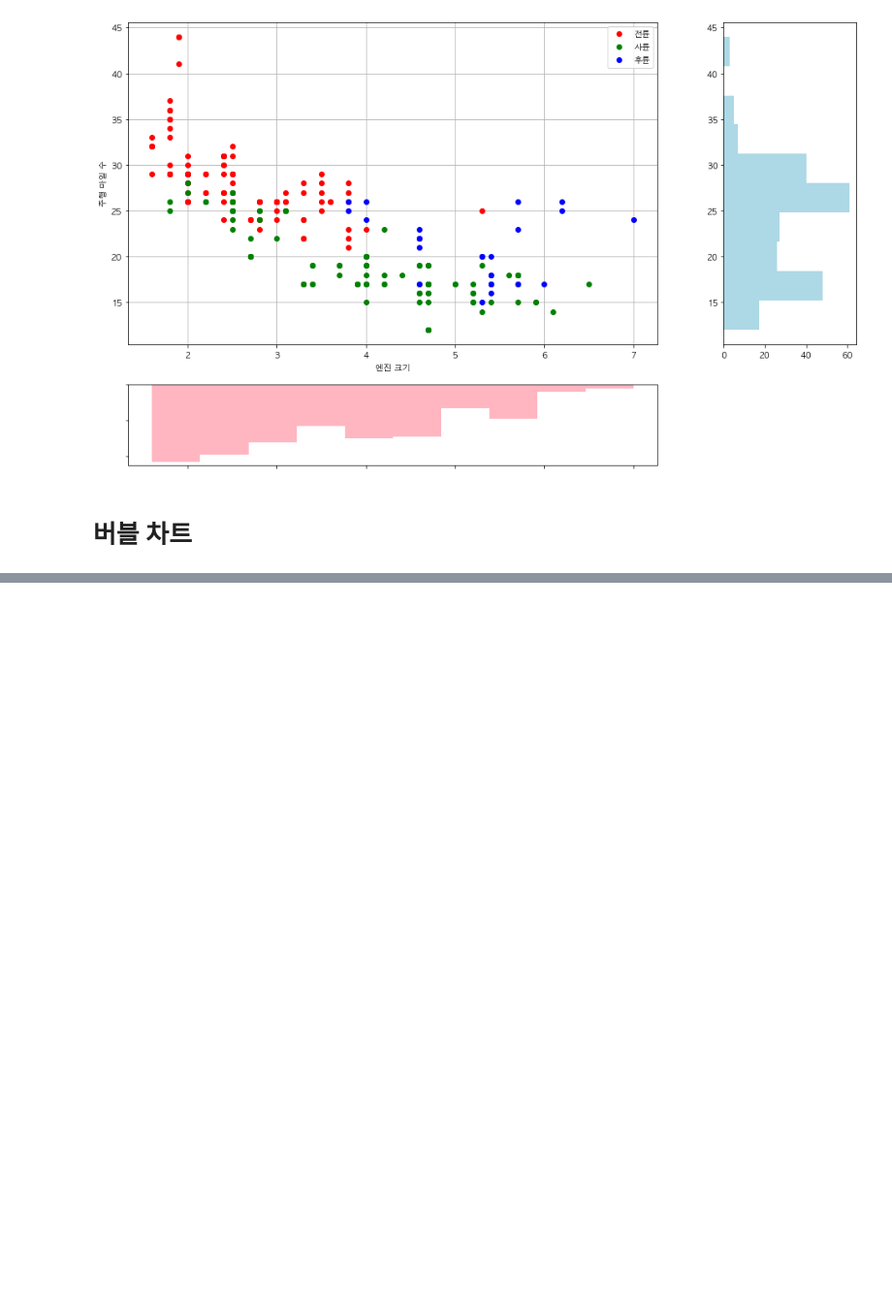
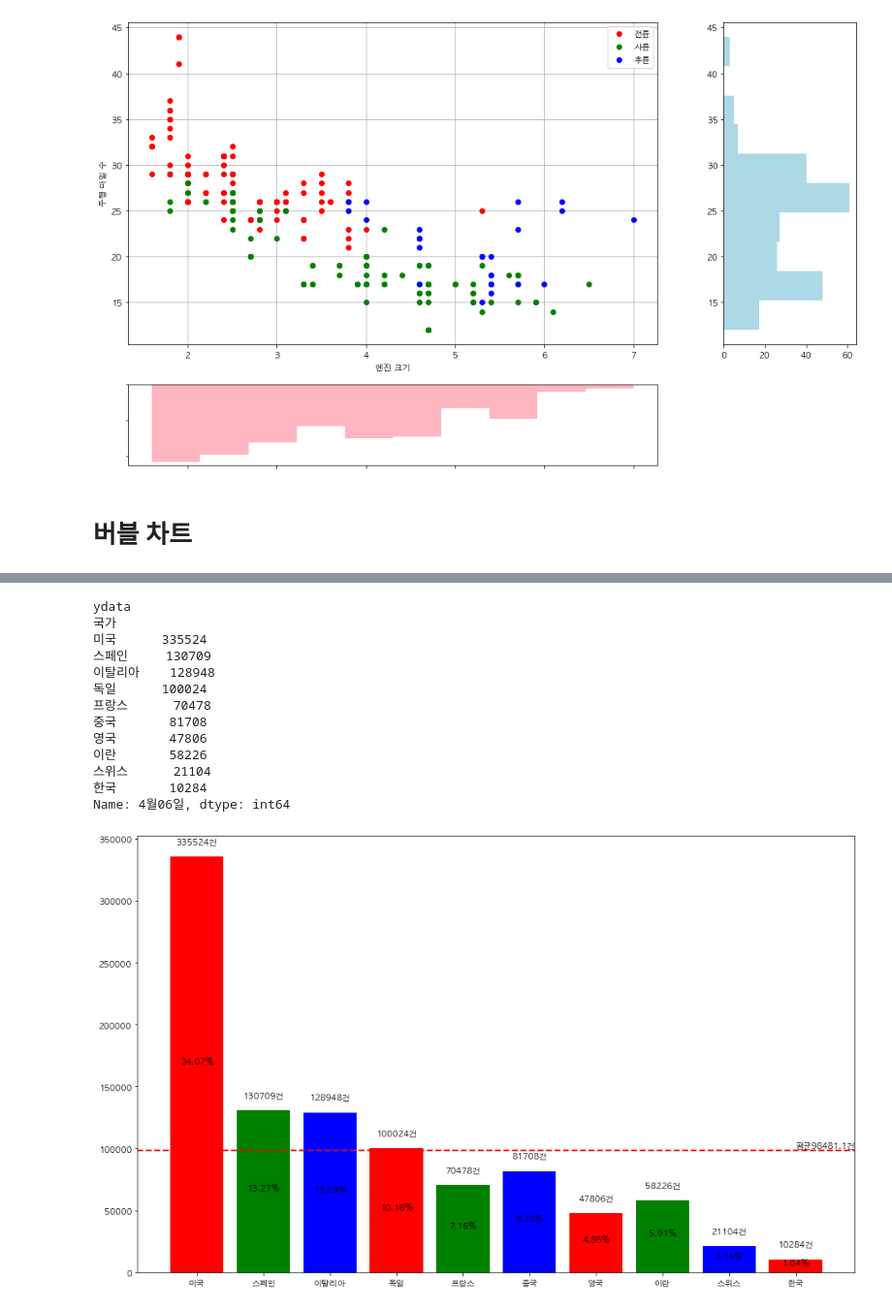
Before and after one commit to jhkim31/Data_Visualization, a Jupyter notebook: Chap3 pandas,matplotlib.ipynb, the cells around one changed output, grey strips where cells are left out. Shown: that part at 97% size. Saved outputs shown, nothing was run; the diff lists cells and outputs as text; code cells hidden in the pictures; blank space fills up the shorter version.

```diff
--- a/Chap3 pandas,matplotlib.ipynb
+++ b/Chap3 pandas,matplotlib.ipynb
@@ -439,0 +497,42 @@ diamonds
+# %%
+filesrc = './data/주요발생국가주간동향(4월2째주).csv'
+data = pd.read_csv(filesrc, index_col='국가')
+
+xdata = data.index
+ydata = data['4월06일']
+
+print("\033[31mydata\033[0m")
+print(ydata)
+print()
+
+fig = plt.figure(figsize=(16,10))
+ax1 = fig.add_subplot()
+ax1.bar(xdata, ydata, color=['r', 'g', 'b'])
+sum = ydata.sum()
+ratio = list(map(lambda y : (y / sum) * 100, ydata))
+
+for i in range(len(ydata)):
+    y = ydata[i]
+    rat = ratio[i]
+    plt.text(x=i, y=y + 10000, s=f'{y}건', horizontalalignment='center')
+    plt.text(x=i, y=y // 2, s=f'{rat:.2f}%', horizontalalignment='center')
+
+
+ax1.axhline(y = ydata.mean(), color='red', linewidth=2, linestyle='dashed')
+ax1.text(x = len(xdata) - 1, y = ydata.mean() + 2000, s = f'평균{ydata.mean()}건')
+plt.show()
+# %% [output]
+ydata
+국가
+미국      335524
+스페인     130709
+이탈리아    128948
+독일      100024
+프랑스      70478
+중국       81708
+영국       47806
+이란       58226
+스위스      21104
+한국       10284
+Name: 4월06일, dtype: int64
+[figure, added]
```
Also changed, not shown: parts of 35 cells of this notebook, 53 other files.
